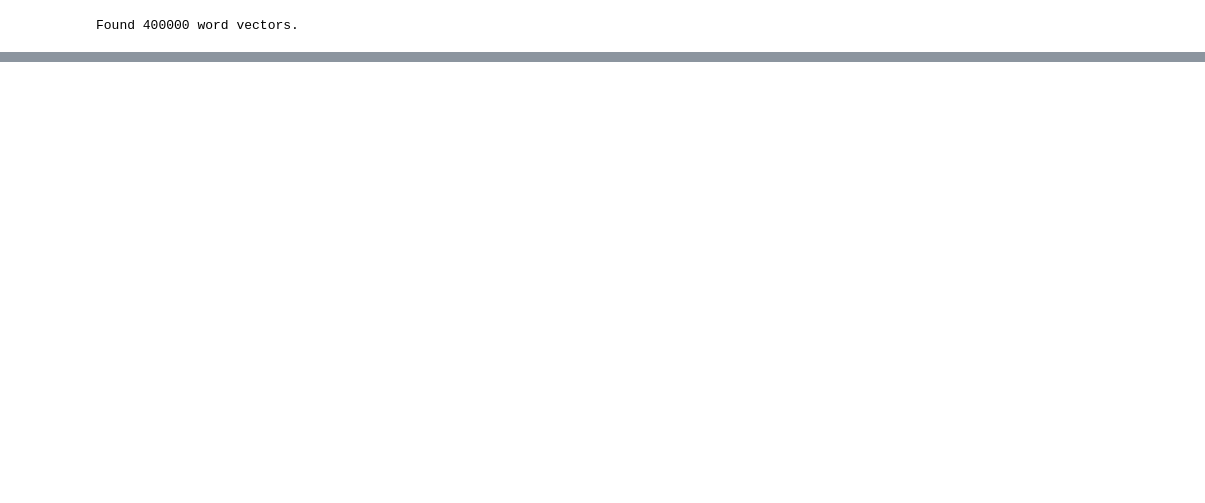
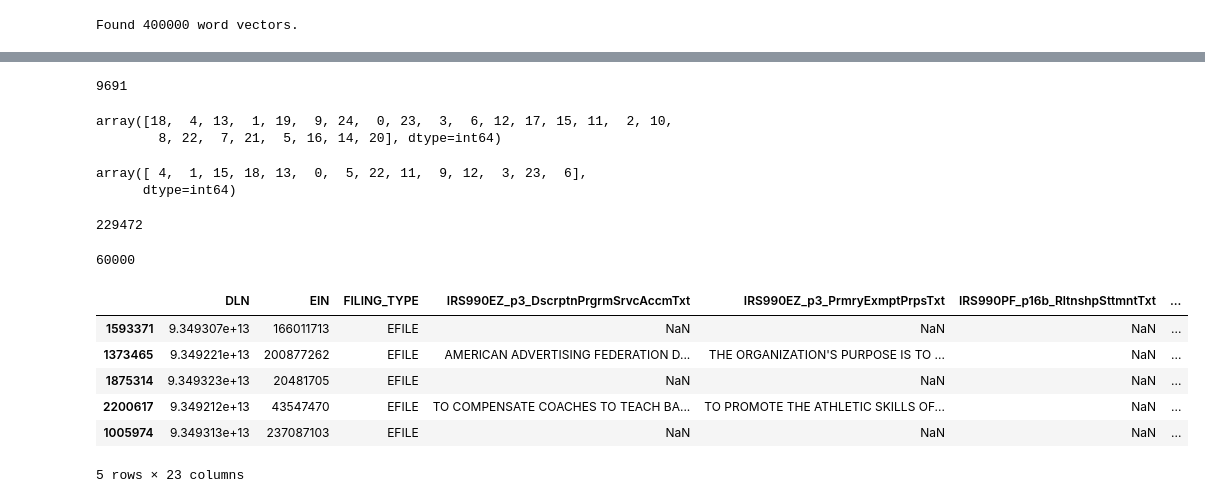
Before and after one commit to ma-ji/npo_classifier, a Jupyter notebook: script/classification_algorithms/glove50d_keras.ipynb, the cells around one changed output, grey strips where cells are left out. Cells and saved outputs as stored; diff of their text form; code cells hidden in the pictures; blank space fills up the shorter version.

```diff
--- a/script/classification_algorithms/glove50d_keras.ipynb
+++ b/script/classification_algorithms/glove50d_keras.ipynb
@@ -239,0 +301,32 @@ plt.show()
+# %%
+len(df_val[df_val.pred==df_val.val])
+# %% [output]
+9691
+# %%
+df_val.val.unique()
+# %% [output]
+array([18,  4, 13,  1, 19,  9, 24,  0, 23,  3,  6, 12, 17, 15, 11,  2, 10,
+        8, 22,  7, 21,  5, 16, 14, 20], dtype=int64)
+# %%
+df_val.pred.unique()
+# %% [output]
+array([ 4,  1, 15, 18, 13,  0,  5, 22, 11,  9, 12,  3, 23,  6],
+      dtype=int64)
+# %%
+len(df_train)
+# %% [output]
+229472
+# %%
+len(trainDF)
+# %% [output]
+60000
+# %%
+trainDF.head()
+# %% [output]
+|  | DLN | EIN | FILING_TYPE | IRS990EZ_p3_DscrptnPrgrmSrvcAccmTxt | IRS990EZ_p3_PrmryExmptPrpsTxt | IRS990PF_p16b_RltnshpSttmntTxt | ... |
+| 1593371 | 9.349307e+13 | 166011713 | EFILE | NaN | NaN | NaN | ... |
+| 1373465 | 9.349221e+13 | 200877262 | EFILE | AMERICAN ADVERTISING FEDERATION D... | THE ORGANIZATION'S PURPOSE IS TO ... | NaN | ... |
+| 1875314 | 9.349323e+13 | 20481705 | EFILE | NaN | NaN | NaN | ... |
+| 2200617 | 9.349212e+13 | 43547470 | EFILE | TO COMPENSATE COACHES TO TEACH BA... | TO PROMOTE THE ATHLETIC SKILLS OF... | NaN | ... |
+| 1005974 | 9.349313e+13 | 237087103 | EFILE | NaN | NaN | NaN | ... |
+5 rows × 23 columns
```
Also changed, not shown: parts of 21 cells of this notebook, 3 other files.
